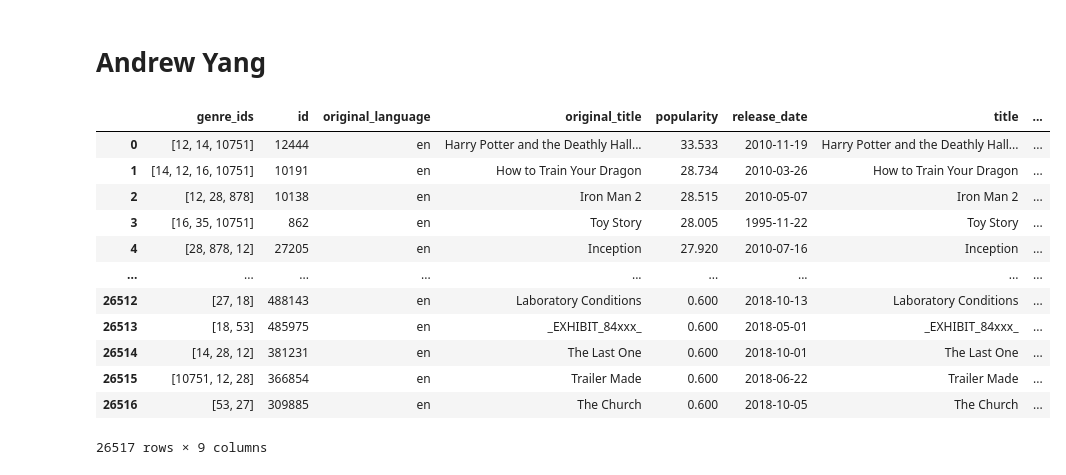
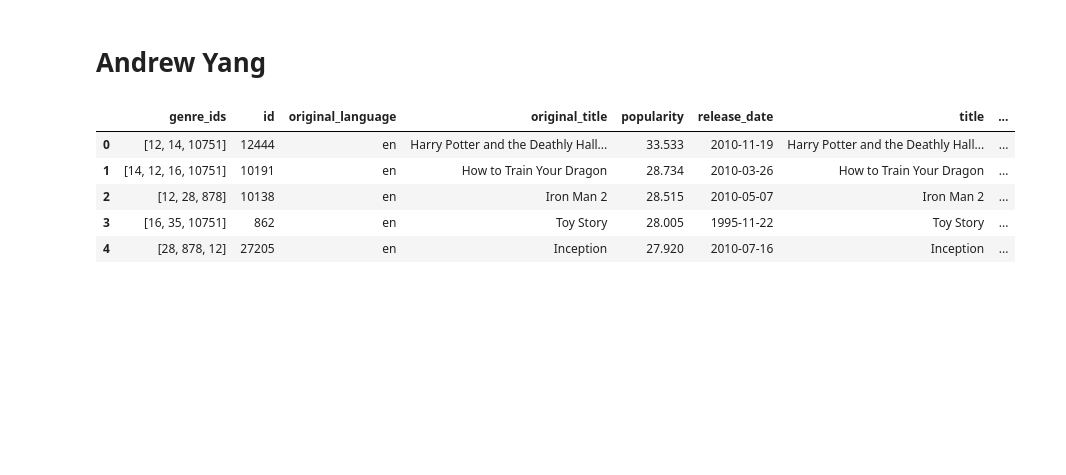
Before and after one commit to doriggs/Semester1Capstone, a Jupyter notebook: student.ipynb, the cells around one changed output. Saved outputs shown, nothing was run; the diff lists cells and outputs as text; code cells hidden in the pictures; blank space fills up the shorter version.

```diff
--- a/student.ipynb
+++ b/student.ipynb
@@ -50,21 +50,14 @@ WHERE
 # Andrew Yang
 # %%
 tmdb_df = pd.read_csv("zippedData/tmdb.movies.csv.gz", index_col = 0)
-tmdb_df
+tmdb_df.head(5)
 # %% [output]
 |  | genre_ids | id | original_language | original_title | popularity | release_date | title | ... |
 | 0 | [12, 14, 10751] | 12444 | en | Harry Potter and the Deathly Hall... | 33.533 | 2010-11-19 | Harry Potter and the Deathly Hall... | ... |
 | 1 | [14, 12, 16, 10751] | 10191 | en | How to Train Your Dragon | 28.734 | 2010-03-26 | How to Train Your Dragon | ... |
 | 2 | [12, 28, 878] | 10138 | en | Iron Man 2 | 28.515 | 2010-05-07 | Iron Man 2 | ... |
 | 3 | [16, 35, 10751] | 862 | en | Toy Story | 28.005 | 1995-11-22 | Toy Story | ... |
 | 4 | [28, 878, 12] | 27205 | en | Inception | 27.920 | 2010-07-16 | Inception | ... |
-| ... | ... | ... | ... | ... | ... | ... | ... | ... |
-| 26512 | [27, 18] | 488143 | en | Laboratory Conditions | 0.600 | 2018-10-13 | Laboratory Conditions | ... |
-| 26513 | [18, 53] | 485975 | en | _EXHIBIT_84xxx_ | 0.600 | 2018-05-01 | _EXHIBIT_84xxx_ | ... |
-| 26514 | [14, 28, 12] | 381231 | en | The Last One | 0.600 | 2018-10-01 | The Last One | ... |
-| 26515 | [10751, 12, 28] | 366854 | en | Trailer Made | 0.600 | 2018-06-22 | Trailer Made | ... |
-| 26516 | [53, 27] | 309885 | en | The Church | 0.600 | 2018-10-05 | The Church | ... |
-26517 rows × 9 columns
 # %%
 tmdb_df.info()
 # %% [output]
```
Also changed, not shown: parts of 16 cells of this notebook.
